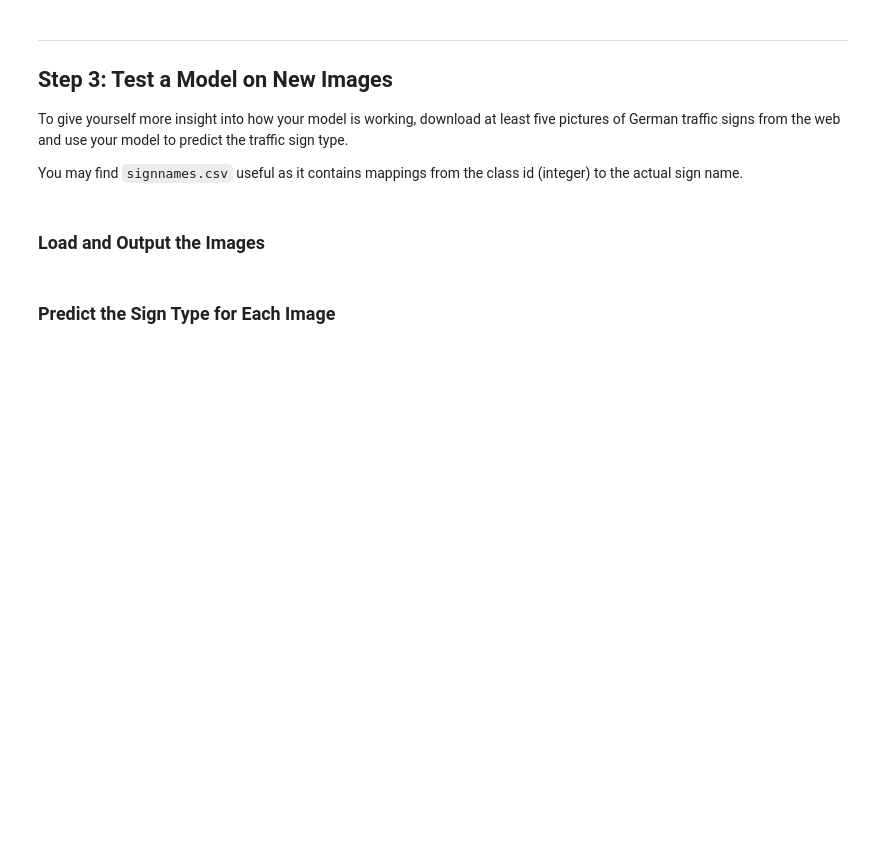
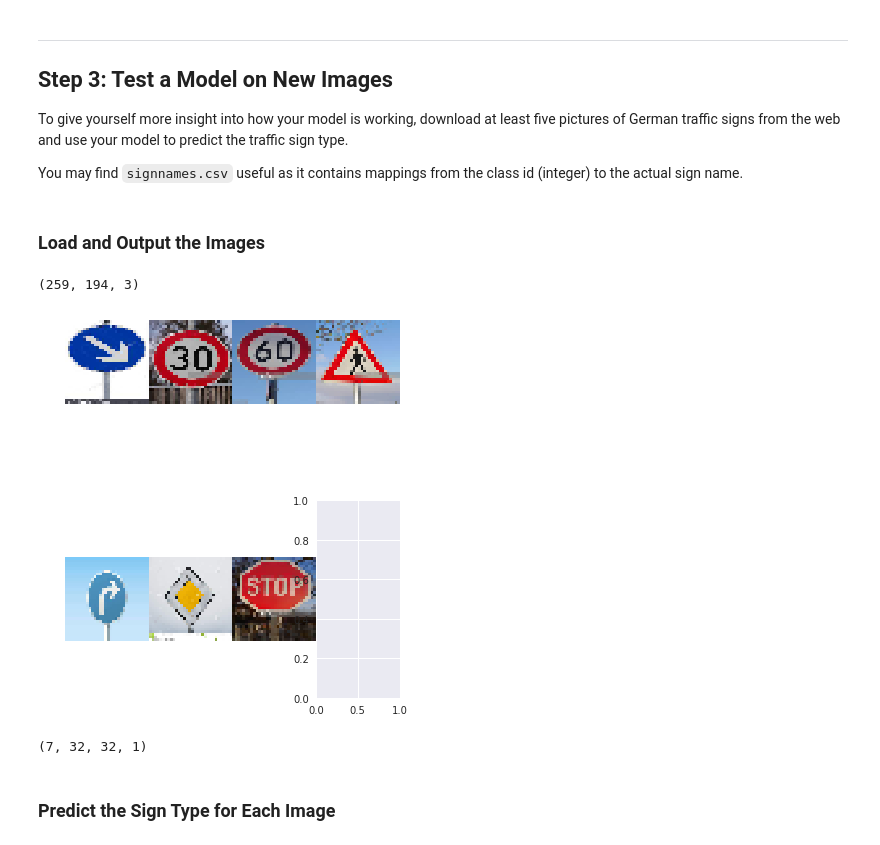
Before and after one commit to saransh09/TrafficSignClassifier, a Jupyter notebook: Traffic_Sign_Classifier.ipynb, the cells around one changed output. Drawn from its saved outputs; the diff is of its cells as text; code cells hidden in the pictures; blank space fills up the shorter version.

```diff
--- a/Traffic_Sign_Classifier.ipynb
+++ b/Traffic_Sign_Classifier.ipynb
@@ -576,2 +603,32 @@ You may find `signnames.csv` useful as it contains mappings from the class id (i
+# %%
+img = cv2.imread('newImages/c1.jpeg')
+img.shape
+# %% [output]
+(259, 194, 3)
+# %%
+img = cv2.resize(img, (32,32))
+# %%
+new_images=[]
+new_labels=[38,1,3,27,33,12,14]
+fig, axs = plt.subplots(2,4, figsize=(6,8))
+fig.subplots_adjust(hspace = .2, wspace=.001)
+axs = axs.ravel()
+for i, img in enumerate(glob.glob('./newImages/*')):
+    image = cv2.imread(img)
+    image = cv2.resize(image,(32,32))
+    axs[i].axis('off')
+    axs[i].imshow(cv2.cvtColor(image, cv2.COLOR_BGR2RGB))
+#     axs[i].imshow(image)
+    new_images.append(image)
+new_images=np.asarray(new_images)
+new_images_gry = np.sum(new_images/3, axis=3, keepdims=True)
+new_images_norm = normalize(new_images_gry)
+new_labels=np.asarray(new_labels)
+# %% [output]
+[figure, added]
+# %%
+new_images_norm.shape
+# %% [output]
+(7, 32, 32, 1)
 # %% [markdown]
 ### Predict the Sign Type for Each Image
```
Also changed, not shown: parts of 35 cells of this notebook, 10 other files.
